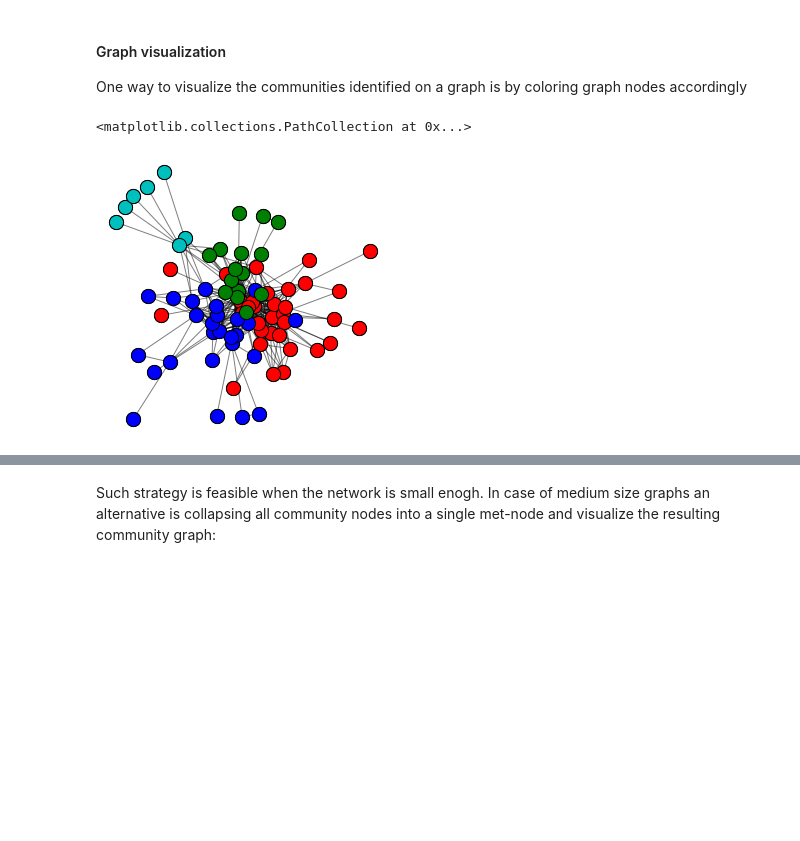
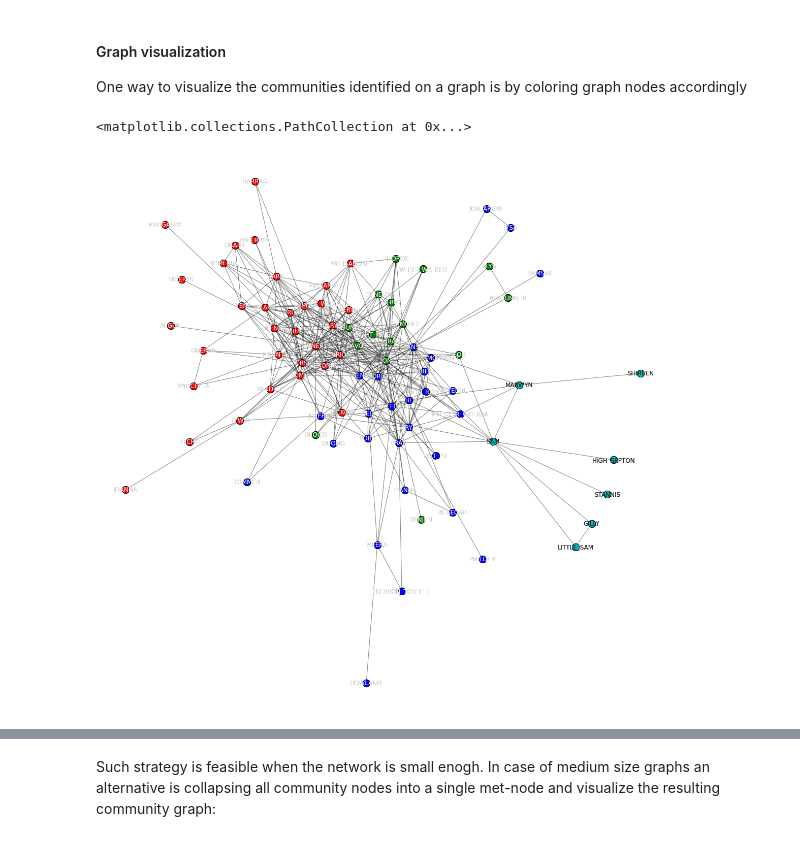
Before and after one commit to sna-unipi/SNA-lectures-notebooks, a Jupyter notebook: Chapter 8 - Community Discovery.ipynb, the cells around one changed output, grey strips where cells are left out. Drawn from its saved outputs; the diff is of its cells as text; code cells hidden in the pictures; blank space fills up the shorter version.

```diff
--- a/Chapter 8 - Community Discovery.ipynb
+++ b/Chapter 8 - Community Discovery.ipynb
@@ -63,8 +67,9 @@ def read_net(filename):
             g.add_edge(l[0], l[1])
     return g
 
-# Game of Thrones Season 7
-g = read_net('data/asioaf/got-s7-edges.csv')
+# Game of Thrones Season
+season = 1
+g = read_net(f'data/asioaf/got-s{season}-edges.csv')
 # %% [markdown]
 <a id="model"></a>
 ### Community Discovery algorithm(s) selection and configuration ([to top](#top))
@@ -180,9 +189,9 @@ One way to visualize the communities identified on a graph is by coloring graph
 # %%
 from cdlib import viz
 
 pos = nx.spring_layout(g)
-viz.plot_network_clusters(g, leiden_coms, pos, figsize=(5, 5))
+viz.plot_network_clusters(g, leiden_coms, pos, figsize=(20, 20), plot_labels=True)
 # %% [output]
 <matplotlib.collections.PathCollection at 0x...>
-[figure, old version]
+[figure, new version]
 # %%
```
Also changed, not shown: parts of 23 cells of this notebook.
